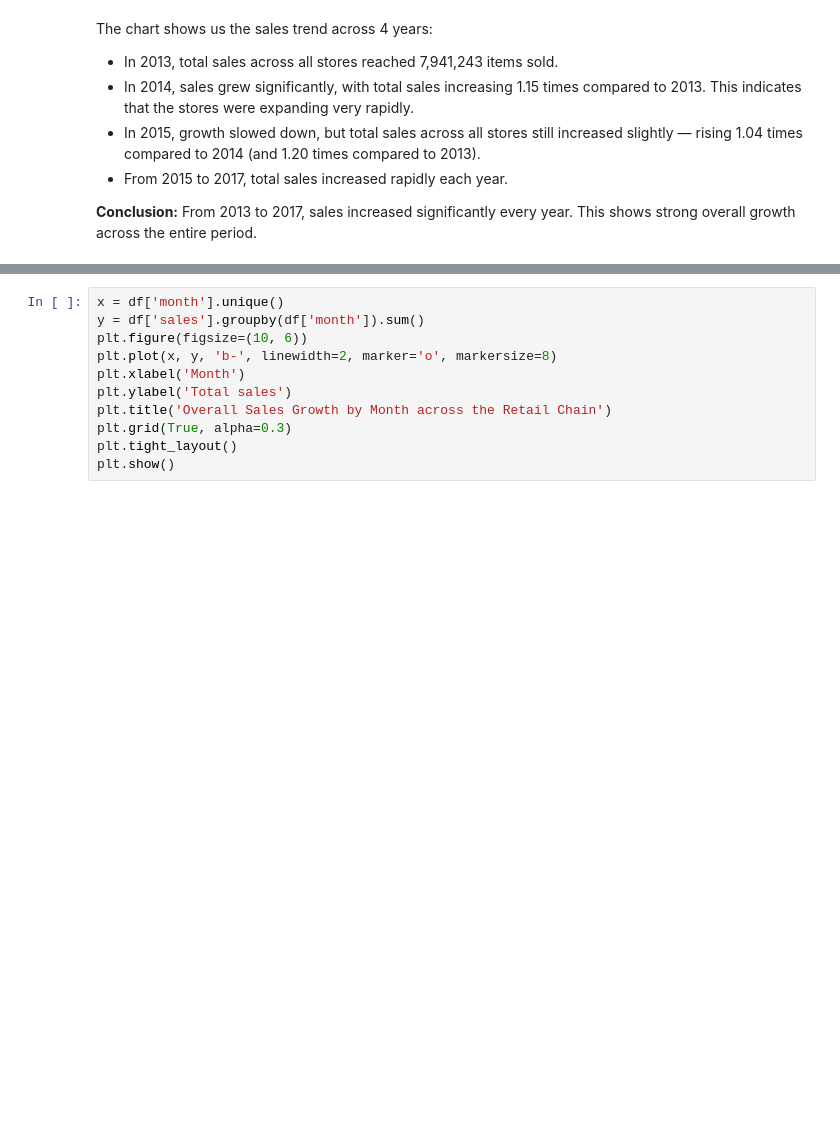
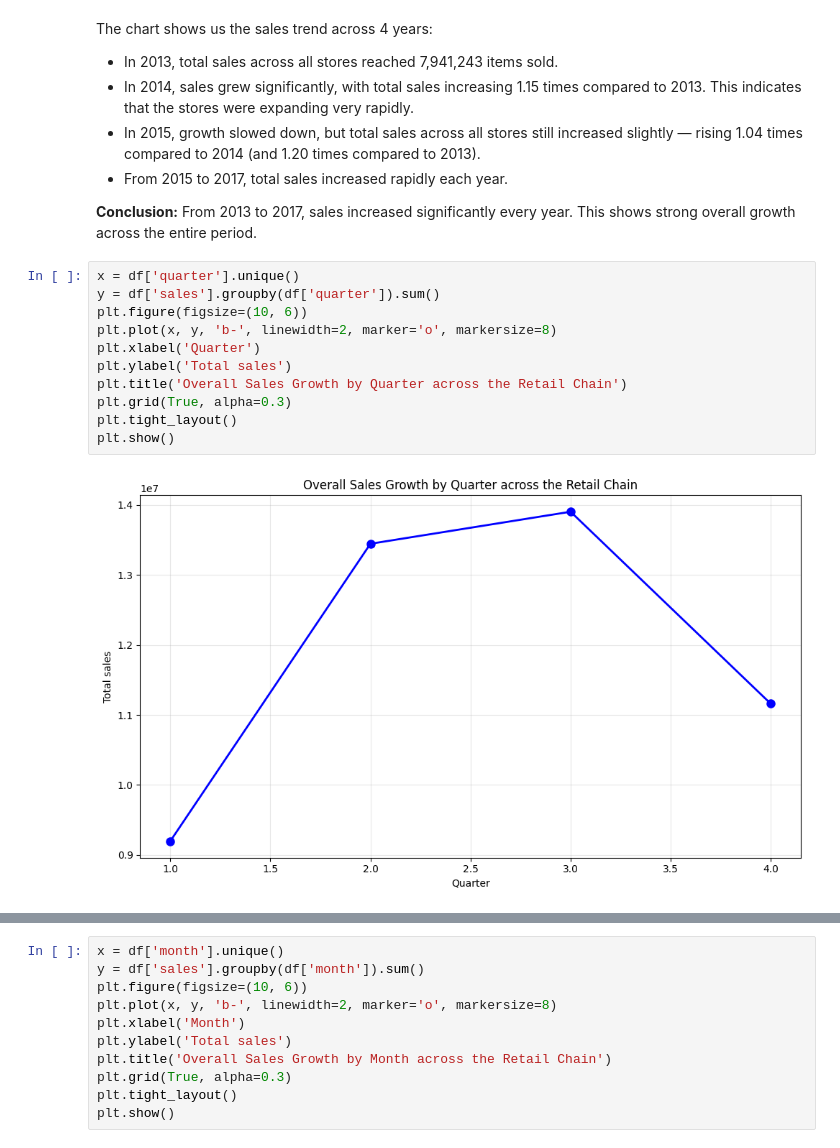
Before and after one commit to trhkimngan22/Inventory-Optimization-for-Retail-Chain, a Jupyter notebook: src/notebook.ipynb, the cells around one changed output, grey strips where cells are left out. Saved outputs shown, nothing was run; the diff lists cells and outputs as text; blank space fills up the shorter version.

```diff
--- a/src/notebook.ipynb
+++ b/src/notebook.ipynb
@@ -200,3 +212,16 @@ The chart shows us the sales trend across 4 years:
 - From 2015 to 2017, total sales increased rapidly each year.
 
 **Conclusion:** From 2013 to 2017, sales increased significantly every year. This shows strong overall growth across the entire period.
+# %%
+x = df['quarter'].unique()
+y = df['sales'].groupby(df['quarter']).sum()
+plt.figure(figsize=(10, 6))
+plt.plot(x, y, 'b-', linewidth=2, marker='o', markersize=8)
+plt.xlabel('Quarter')
+plt.ylabel('Total sales')
+plt.title('Overall Sales Growth by Quarter across the Retail Chain')
+plt.grid(True, alpha=0.3)
+plt.tight_layout()
+plt.show()
+# %% [output]
+[figure, added]
```
Also changed, not shown: parts of 14 cells of this notebook.
